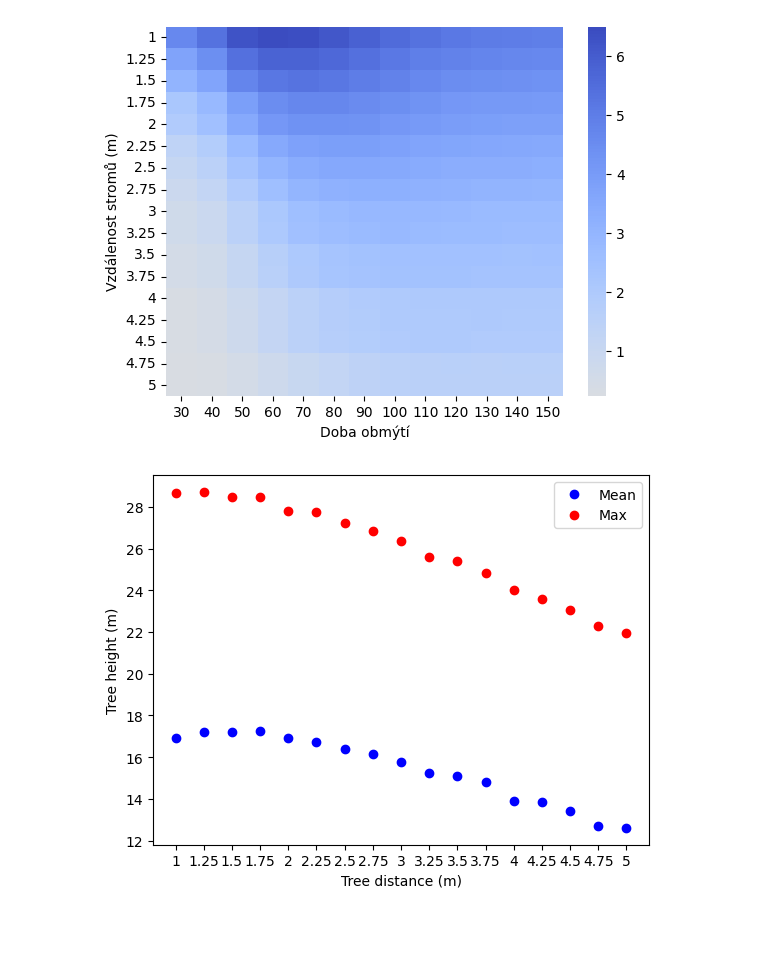
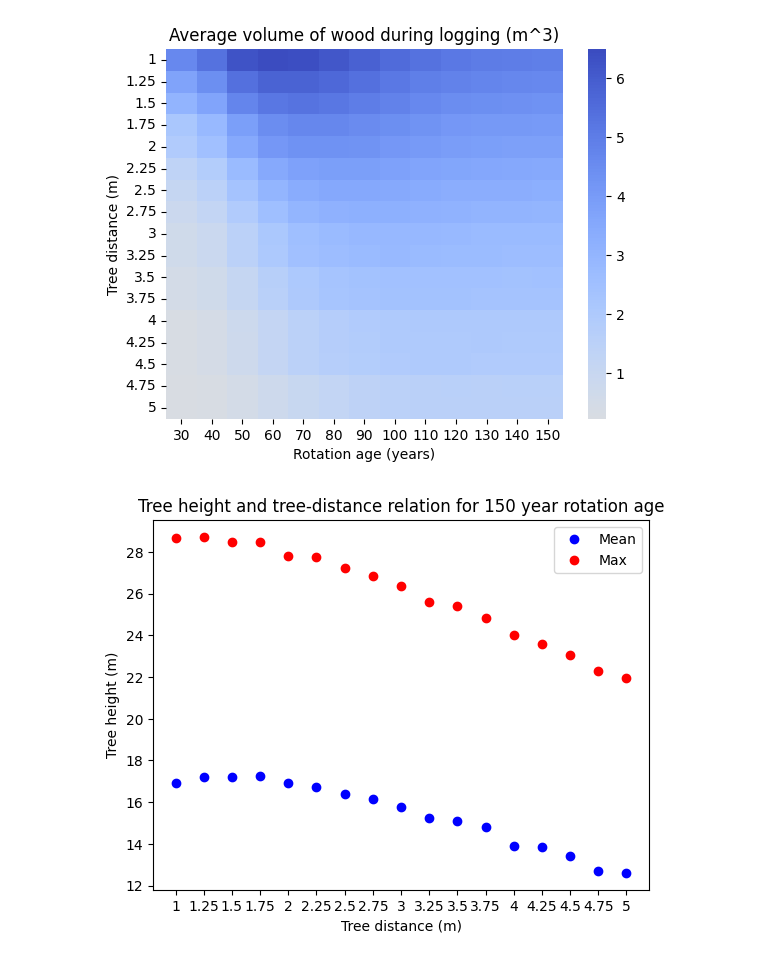
Before and after one commit to matejpekar/tree-rotation-age-model, a Jupyter notebook: analysis.ipynb, the cells around one changed output. Saved outputs shown, nothing was run; the diff lists cells and outputs as text; code cells hidden in the pictures; blank space fills up the shorter version.

```diff
--- a/analysis.ipynb
+++ b/analysis.ipynb
@@ -51,19 +41,19 @@ plt.show()
 # %%
 import seaborn as sns
 import matplotlib.pyplot as plt
 
 
 mean_tree_profit_heatmap = pd.DataFrame()
 for run in filter(lambda x: x.find('.') == -1, df.columns[1:]):
     mean_tree_profit_heatmap.at[df[run][1], df[run][0]] = float(df[f'{run}.1'][MEAN])
 
 sns.heatmap(mean_tree_profit_heatmap, center=0, cmap=sns.color_palette('coolwarm', as_cmap=True).reversed())
-# plt.title('Průměrný objem dřeva při těžbě (m^3)')
-plt.xlabel('Doba obmýtí')
-plt.ylabel('Vzdálenost stromů (m)')
+plt.title('Average volume of wood during logging (m^3)')
+plt.xlabel('Rotation age (years)')
+plt.ylabel('Tree distance (m)')
 plt.show()
 # %% [output]
-[figure, old version]
+[figure, new version]
 # %%
 import matplotlib.pyplot as plt
 
@@ -79,10 +69,10 @@ for run in filter(run_filter, df.columns[1:]):
 
 
 
-plt.plot(tree_distance_height_relation.loc['mean'], 'bo', color='blue')
-plt.plot(tree_distance_height_relation.loc['max'], 'ro', color='red')
+plt.plot(tree_distance_height_relation.loc['mean'], 'bo')
+plt.plot(tree_distance_height_relation.loc['max'], 'ro')
 
-# plt.title('Tree height and tree-distance relation for 150 year rotation age')
+plt.title('Tree height and tree-distance relation for 150 year rotation age')
 plt.xlabel('Tree distance (m)')
 plt.ylabel('Tree height (m)')
 
@@ -91,7 +81,7 @@ plt.legend(['Mean', 'Max'])
 
 plt.show()
 # %% [output]
-[figure, old version]
+[figure, new version]
 # %%
 import matplotlib.pyplot as plt
 
```
Also changed, not shown: parts of 8 cells of this notebook.
